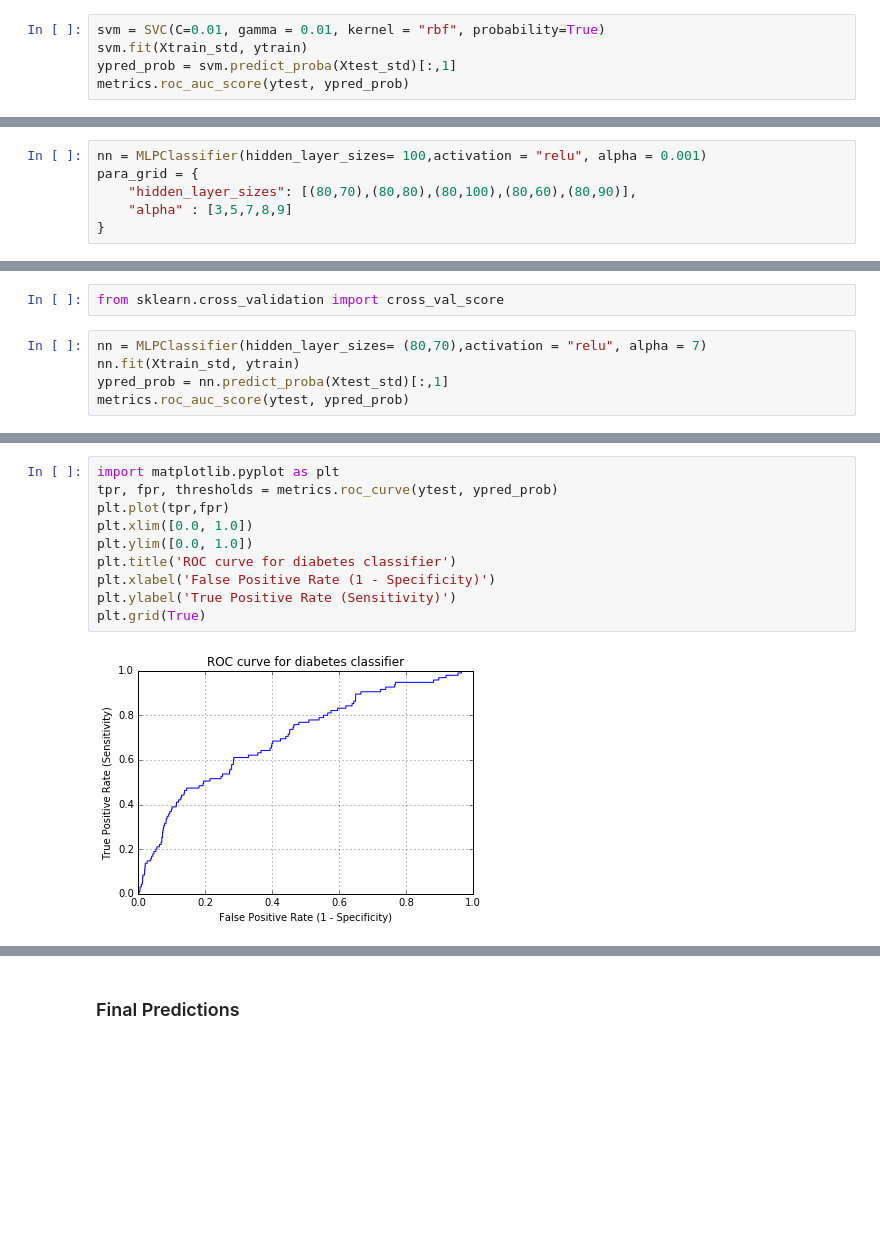
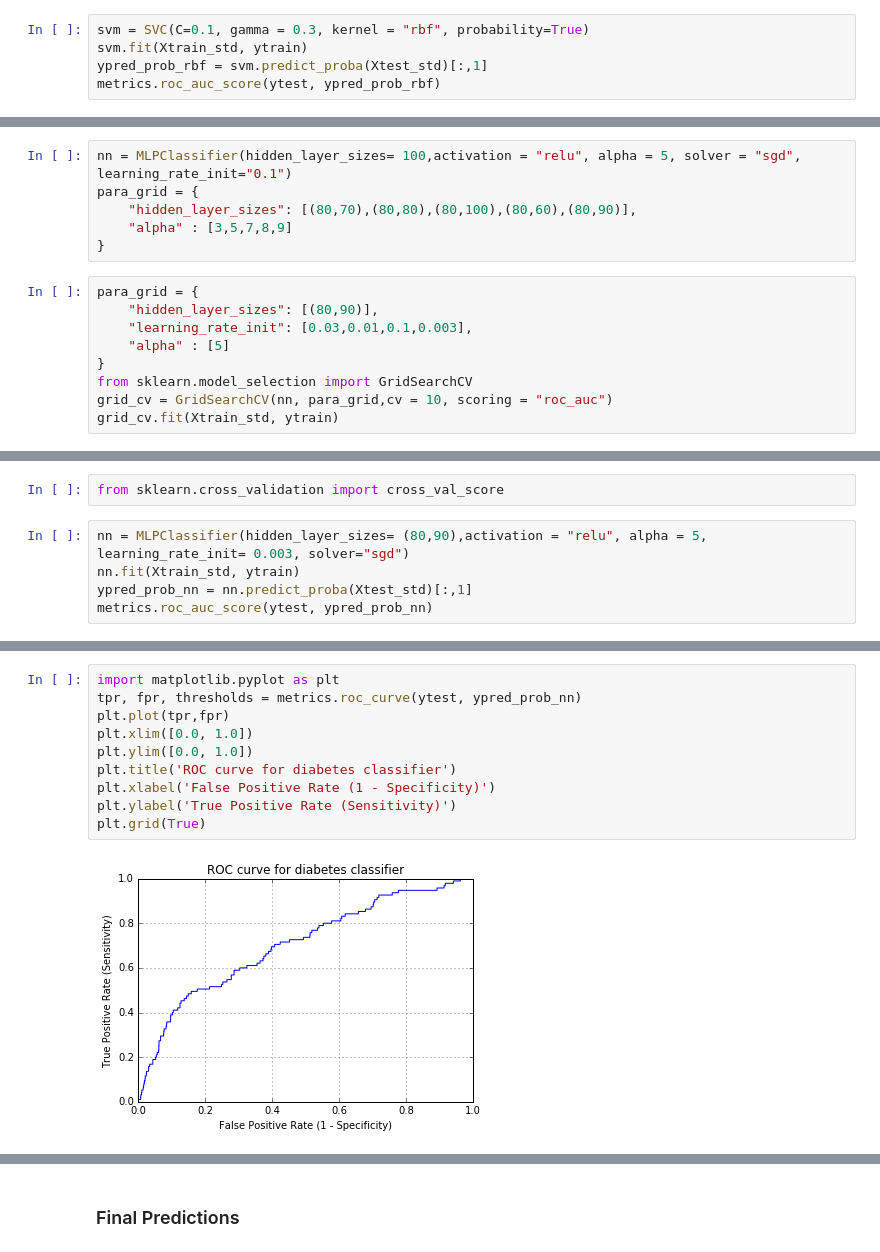
Before and after one commit to Shivam06/EXL-EQ-2017, a Jupyter notebook: Modelling.ipynb, the cells around one changed output, grey strips where cells are left out. Cells and saved outputs as stored; diff of their text form; blank space fills up the shorter version.

```diff
--- a/Modelling.ipynb
+++ b/Modelling.ipynb
@@ -374,6 +403,6 @@ rand_cv.best_params_
 # %%
-svm = SVC(C=0.01, gamma = 0.01, kernel = "rbf", probability=True)
+svm = SVC(C=0.1, gamma = 0.3, kernel = "rbf", probability=True)
 svm.fit(Xtrain_std, ytrain)
-ypred_prob = svm.predict_proba(Xtest_std)[:,1]
-metrics.roc_auc_score(ytest, ypred_prob)
+ypred_prob_rbf = svm.predict_proba(Xtest_std)[:,1]
+metrics.roc_auc_score(ytest, ypred_prob_rbf)
 # %% [output]
@@ -464,8 +493,17 @@ array([ 0.48826823,  0.49661247,  0.50427475,  0.5171635 ,  0.51505033,
 # %%
 from sklearn.neural_network import MLPClassifier
 # %%
-nn = MLPClassifier(hidden_layer_sizes= 100,activation = "relu", alpha = 0.001)
+nn = MLPClassifier(hidden_layer_sizes= 100,activation = "relu", alpha = 5, solver = "sgd", learning_rate_init="0.1")
 para_grid = {
     "hidden_layer_sizes": [(80,70),(80,80),(80,100),(80,60),(80,90)],
     "alpha" : [3,5,7,8,9]
 }
+# %%
+para_grid = {
+    "hidden_layer_sizes": [(80,90)],
+    "learning_rate_init": [0.03,0.01,0.1,0.003],
+    "alpha" : [5]
+}
+from sklearn.model_selection import GridSearchCV
+grid_cv = GridSearchCV(nn, para_grid,cv = 10, scoring = "roc_auc")
+grid_cv.fit(Xtrain_std, ytrain)
@@ -514,8 +575,8 @@ rand_cv.best_params_
 # %%
 from sklearn.cross_validation import cross_val_score
 # %%
-nn = MLPClassifier(hidden_layer_sizes= (80,70),activation = "relu", alpha = 7)
+nn = MLPClassifier(hidden_layer_sizes= (80,90),activation = "relu", alpha = 5, learning_rate_init= 0.003, solver="sgd")
 nn.fit(Xtrain_std, ytrain)
-ypred_prob = nn.predict_proba(Xtest_std)[:,1]
-metrics.roc_auc_score(ytest, ypred_prob)
+ypred_prob_nn = nn.predict_proba(Xtest_std)[:,1]
+metrics.roc_auc_score(ytest, ypred_prob_nn)
 # %% [output]
@@ -534,14 +595,14 @@ max         0.082958
 dtype: float64
 # %%
 import matplotlib.pyplot as plt
-tpr, fpr, thresholds = metrics.roc_curve(ytest, ypred_prob)
+tpr, fpr, thresholds = metrics.roc_curve(ytest, ypred_prob_nn)
 plt.plot(tpr,fpr)
 plt.xlim([0.0, 1.0])
 plt.ylim([0.0, 1.0])
 plt.title('ROC curve for diabetes classifier')
 plt.xlabel('False Positive Rate (1 - Specificity)')
 plt.ylabel('True Positive Rate (Sensitivity)')
 plt.grid(True)
 # %% [output]
-[figure, old version]
+[figure, new version]
 # %%
```
Also changed, not shown: parts of 55 cells of this notebook, 1 other file.
